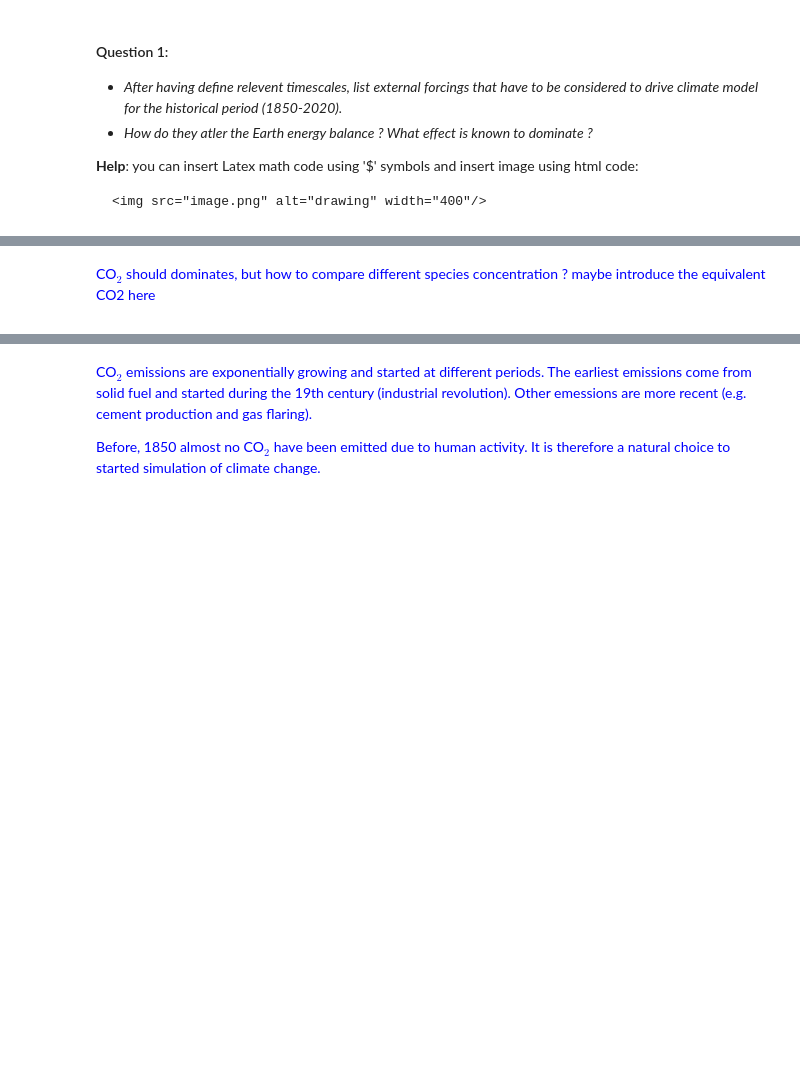
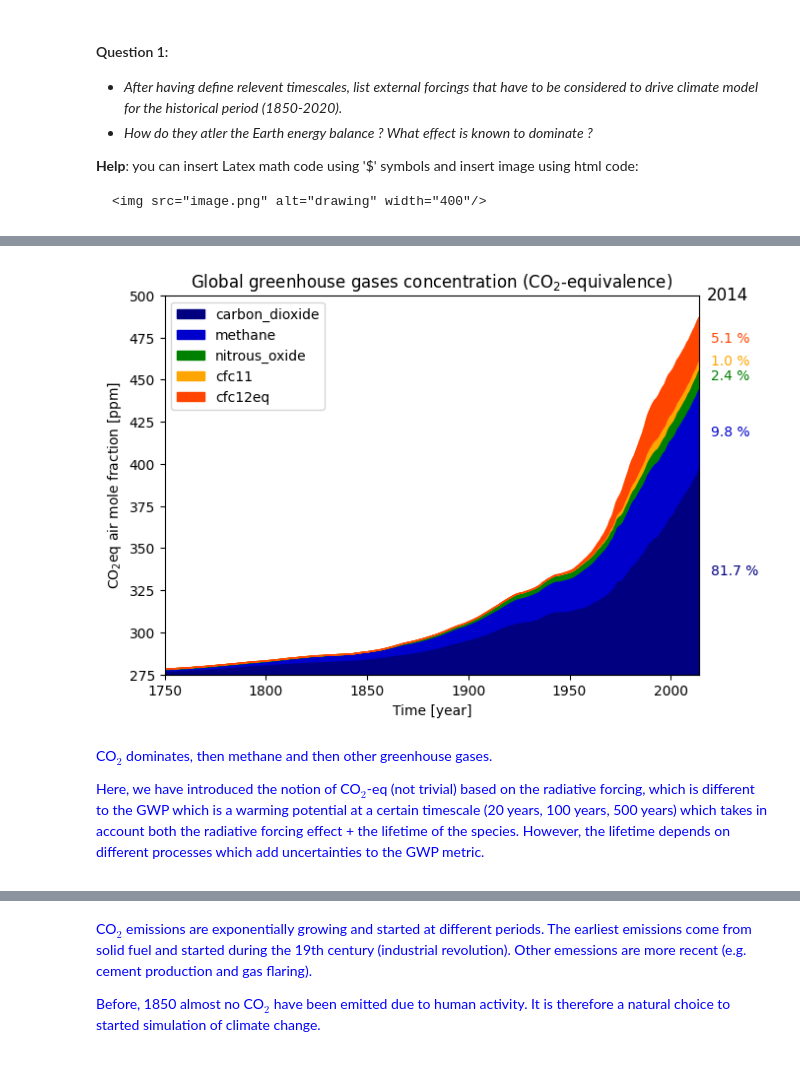
Before and after one commit to acsed-dot/TP-MSOAC-Climate_change, a Jupyter notebook: topics/2-CNRM-CM6-1_historical.ipynb, the cells around one changed output, grey strips where cells are left out. Cells and saved outputs as stored; diff of their text form; code cells hidden in the pictures; blank space fills up the shorter version.

```diff
--- a/topics/2-CNRM-CM6-1_historical.ipynb
+++ b/topics/2-CNRM-CM6-1_historical.ipynb
@@ -169,7 +272,78 @@ plt.legend(loc=0)
+# %%
+# Create figure and axe
+fig, ax = plt.subplots(1,1, figsize=(7, 5))
+
+
+# plot different greenhouse gas concentrations
+sumgas  = np.zeros_like(GHGConc['global'][list(GHGConc['global'].variables)[-1]])
+
+lgases  = ['carbon_dioxide', 'methane', 'nitrous_oxide', 'cfc11', 'cfc12eq']
+lcolors = ['navy', 'mediumblue', 'green', 'orange', 'orangered']
+ltexts  = []
+
+for gas in lgases:
+    v      = 'mole_fraction_of_'+gas+'_in_air'
+    c      = lcolors[lgases.index(gas)]
+
+    # get gas properties
+    eff    = chimical_properties.get(gas.replace('eq', ''))['rad_efficiency']
+    effCO2 = chimical_properties.get('carbon_dioxide')['rad_efficiency']
+
+    # read units in array attributes
+    units  = float(GHGConc['global'][v].attrs['units']) * 1e6  # 1e-6 keep units in ppm
+
+    # get data and convert into eq. CO2: C = C[0] + dC * ERF
+    conc   = GHGConc['global'][v].groupby('time.year').sum()   # sum or mean (since data are yearly already)
+    conc   = conc[1750] + (conc - conc[1750]) * eff/effCO2
+
+    # add on figure
+    ax.fill_between(conc['year'], units*conc+sumgas, sumgas, color=c, label=gas)
+    ltexts.append(ax.text( 2020, max(175,sumgas[-1]) + 0.4*units*conc[-1], '', fontsize=10, c=c))
+
+    sumgas += units*conc
+
+# compute each contribution (in %)
+for gas in lgases:
+    v      = 'mole_fraction_of_'+gas+'_in_air'
+    c      = lcolors[lgases.index(gas)]
+
+    # get gas properties
+    eff    = chimical_properties.get(gas.replace('eq', ''))['rad_efficiency']
+    effCO2 = chimical_properties.get('carbon_dioxide')['rad_efficiency']
+
+    # read units in array attributes
+    units  = float(GHGConc['global'][v].attrs['units']) * 1e6  # 1e-6 keep units in ppm
+
+    # get data and convert into eq. CO2: C = C[0] + dC * ERF
+    conc   = GHGConc['global'][v].groupby('time.year').sum()   # sum or mean (since data are yearly already)
+    conc   = conc[1750] + (conc - conc[1750]) * eff/effCO2
+    conc  *= units
+
+    pct    = conc[-1] / sumgas[-1]
+
+    ltexts[lgases.index(gas)].set_text(r"{:.1f} %".format(float(pct)*100))
+
+ax.text( 2018, 500, '2014', va='center', fontsize=12, c='k')
+
+
+# axe properties
+ax.set_xlim((1750, 2014))
+ax.set_ylim((275, 500))
+
+ax.set_xlabel('Time [year]')
+ax.set_ylabel(r'CO$_2$eq air mole fraction [ppm]')
+
+ax.legend(loc=2)
+
+_ = ax.set_title(r"Global greenhouse gases concentration (CO$_2$-equivalence)")
+# %% [output]
+[figure, added]
 # %% [markdown]
 <font color="blue">
 
-CO$_2$ should dominates, but how to compare different species concentration ? maybe introduce the equivalent CO2 here
+CO$_2$ dominates, then methane and then other greenhouse gases.
+
+Here, we have introduced the notion of CO$_2$-eq (not trivial) based on the radiative forcing, which is different to the GWP which is a warming potential at a certain timescale (20 years, 100 years, 500 years) which takes in account both the radiative forcing effect + the lifetime of the species. However, the lifetime depends on different processes which add uncertainties to the GWP metric.
 
 </font>
 # %% [markdown]
```
Also changed, not shown: parts of 13 cells of this notebook, 6 other files.
